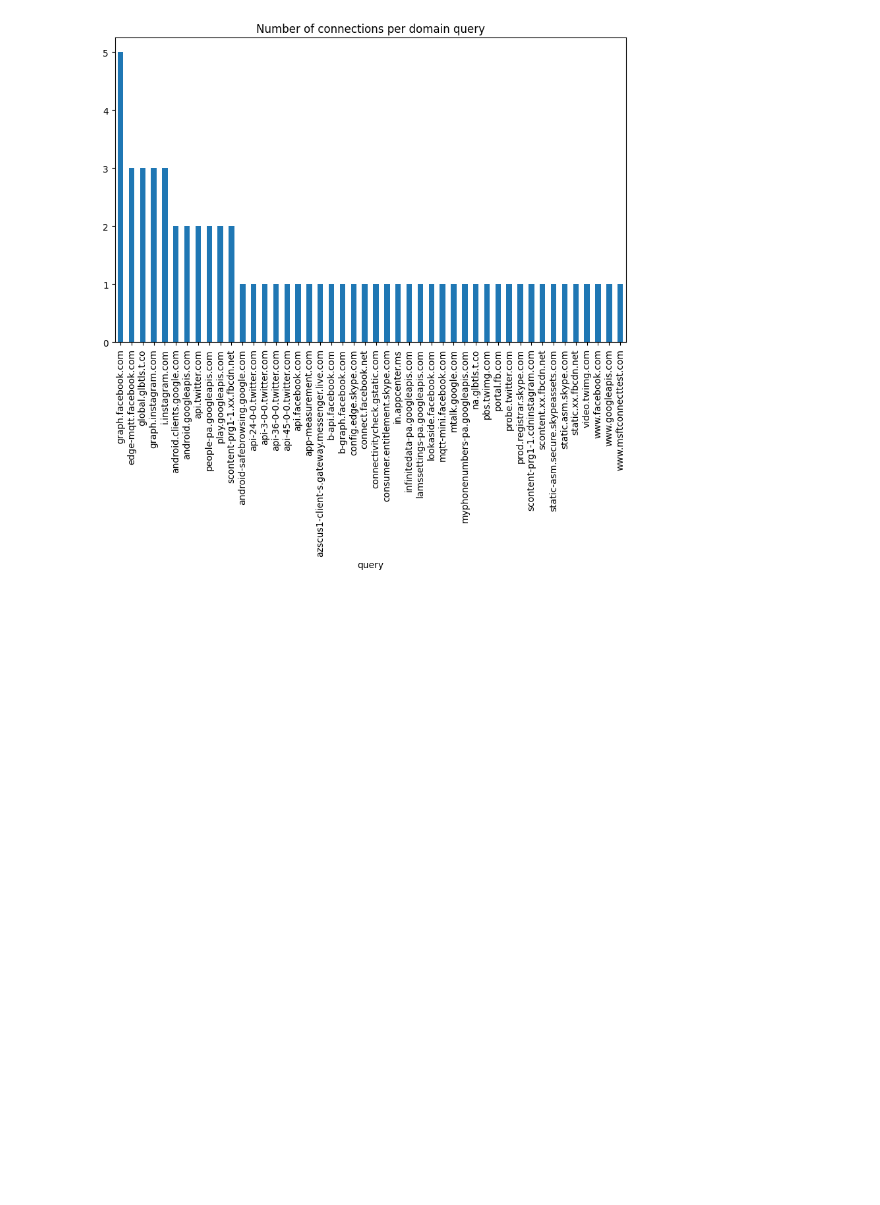
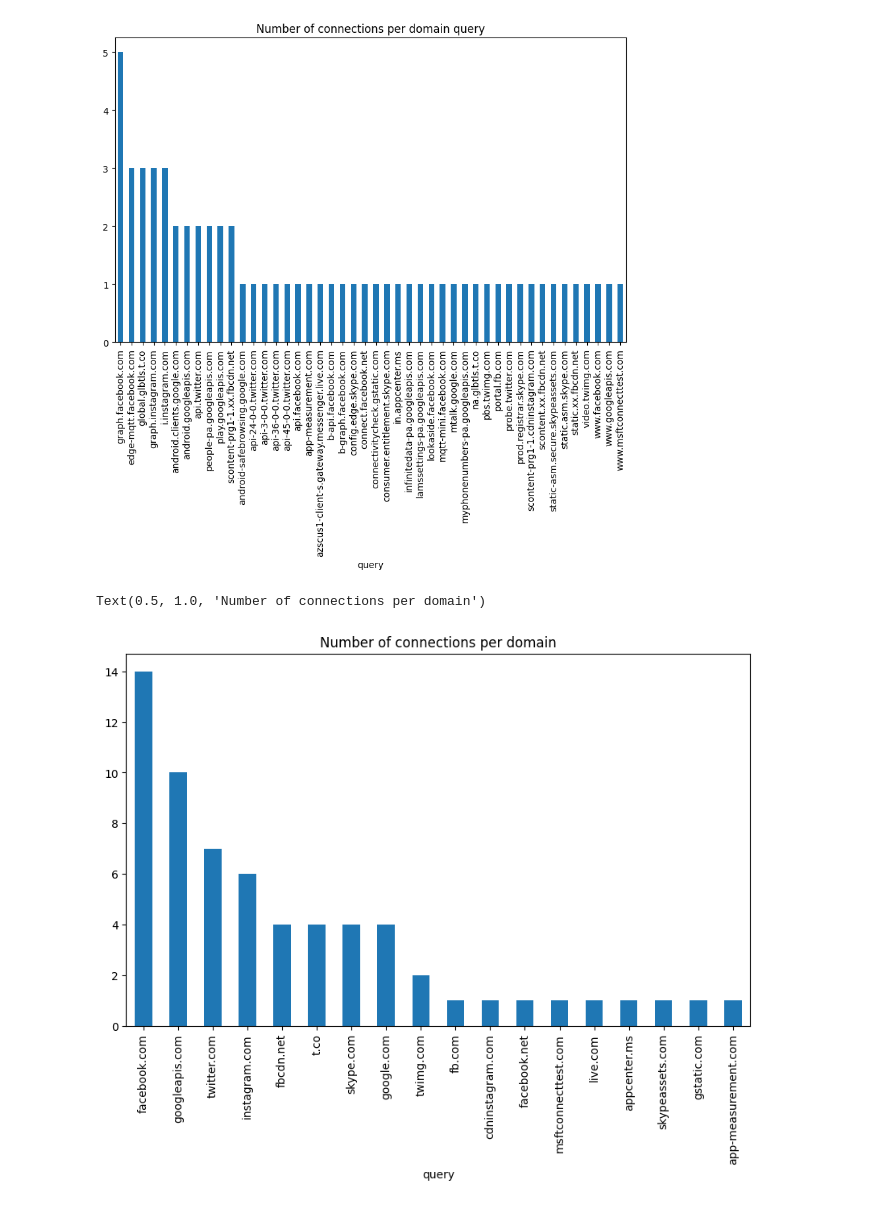
Before and after one commit to JakubTehlar/stratosphere_ml_challenge, a Jupyter notebook: analysis.ipynb, the cells around one changed output. Cells and saved outputs as stored; diff of their text form; code cells hidden in the pictures; blank space fills up the shorter version.

```diff
--- a/analysis.ipynb
+++ b/analysis.ipynb
@@ -119,3 +119,20 @@ plt.title("Number of connections per domain query")
 # %% [output]
 Text(0.5, 1.0, 'Number of connections per domain query')
 [figure]
+# %%
+# As can be seen, it there are only few unique domain queries, I will merge all queries of the same domain together
+# to have a better understanding of the number of connections per domain
+
+queries = dns_df["query"]
+# x.split(".") - split the query, e.g. -> [www, google, com]
+# x.split(".")[-2:] - take the domain name and TLD
+# ".".join(...) - join the domain name and TLD back together
+domains = queries.apply(lambda x: ".".join((x.split("."))[-2:]))
+domains_unique = domains.unique()
+counts_ = domains.value_counts()
+plt.figure(figsize=(10, 6))
+counts_.plot(kind="bar")
+plt.title("Number of connections per domain")
+# %% [output]
+Text(0.5, 1.0, 'Number of connections per domain')
+[figure, added]
```
Also changed, not shown: parts of 29 cells of this notebook.
